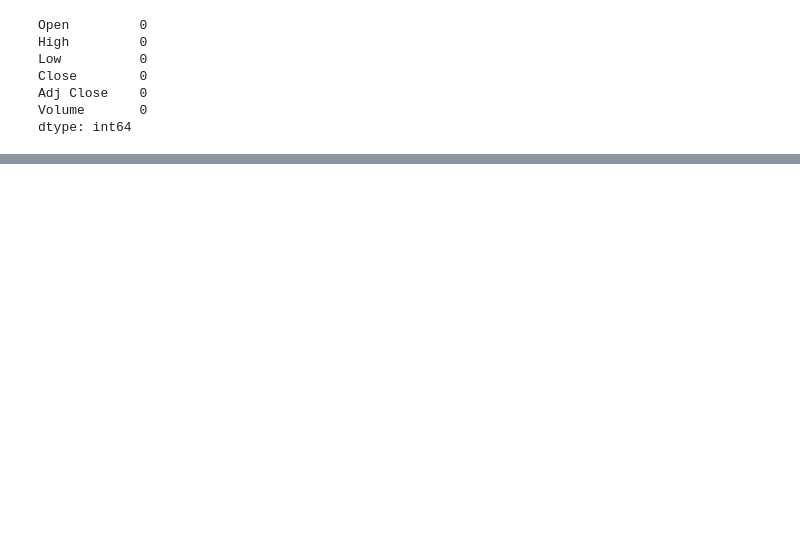
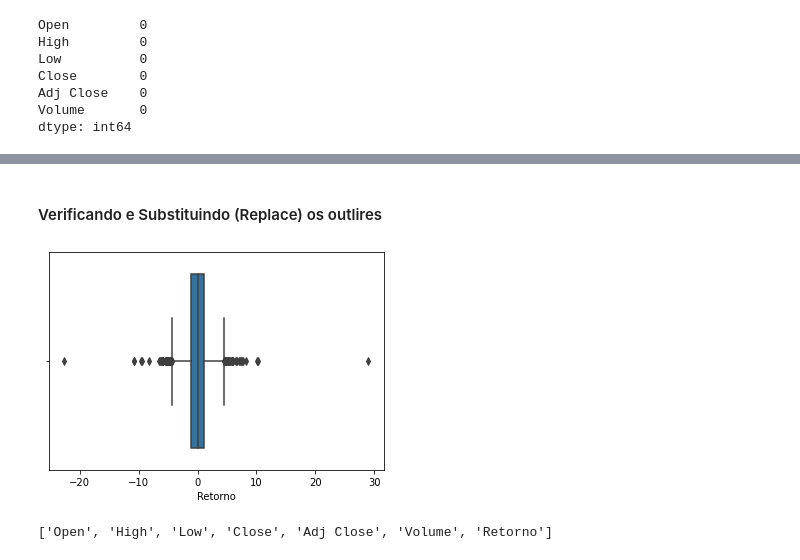
Before and after one commit to Prog-LucasAlves/Analise_Exploratoria_Dados, a Jupyter notebook: AED_04_Ações_B3/acoes.ipynb, the cells around one changed output, grey strips where cells are left out. Saved outputs shown, nothing was run; the diff lists cells and outputs as text; code cells hidden in the pictures; blank space fills up the shorter version.

```diff
--- a/AED_04_Ações_B3/acoes.ipynb
+++ b/AED_04_Ações_B3/acoes.ipynb
@@ -124,0 +183,3 @@ dtype: int64
+# %%
+# Vamos realizar a imputação dos dados ausentes pela média
+df['Retorno'].fillna(df['Retorno'].mean(), inplace=True)
@@ -124,0 +198,18 @@ dtype: int64
+# %% [markdown]
+#### Verificando e Substituindo (Replace) os outlires
+# %%
+df_rep_outlires = df.copy() # Fazendo uma cópia do DataFrame 'original'
+
+# Plot
+sns.boxplot(df_rep_outlires['Retorno'])
+plt.show()
+# %% [output]
+[figure, added]
+# %%
+trata_rep_outliers = TrataOutlier(df_rep_outlires)
+
+lista_colunas = df_rep_outlires.select_dtypes('float64').columns.tolist()
+
+lista_colunas
+# %% [output]
+['Open', 'High', 'Low', 'Close', 'Adj Close', 'Volume', 'Retorno']
```
Also changed, not shown: parts of 23 cells of this notebook.
